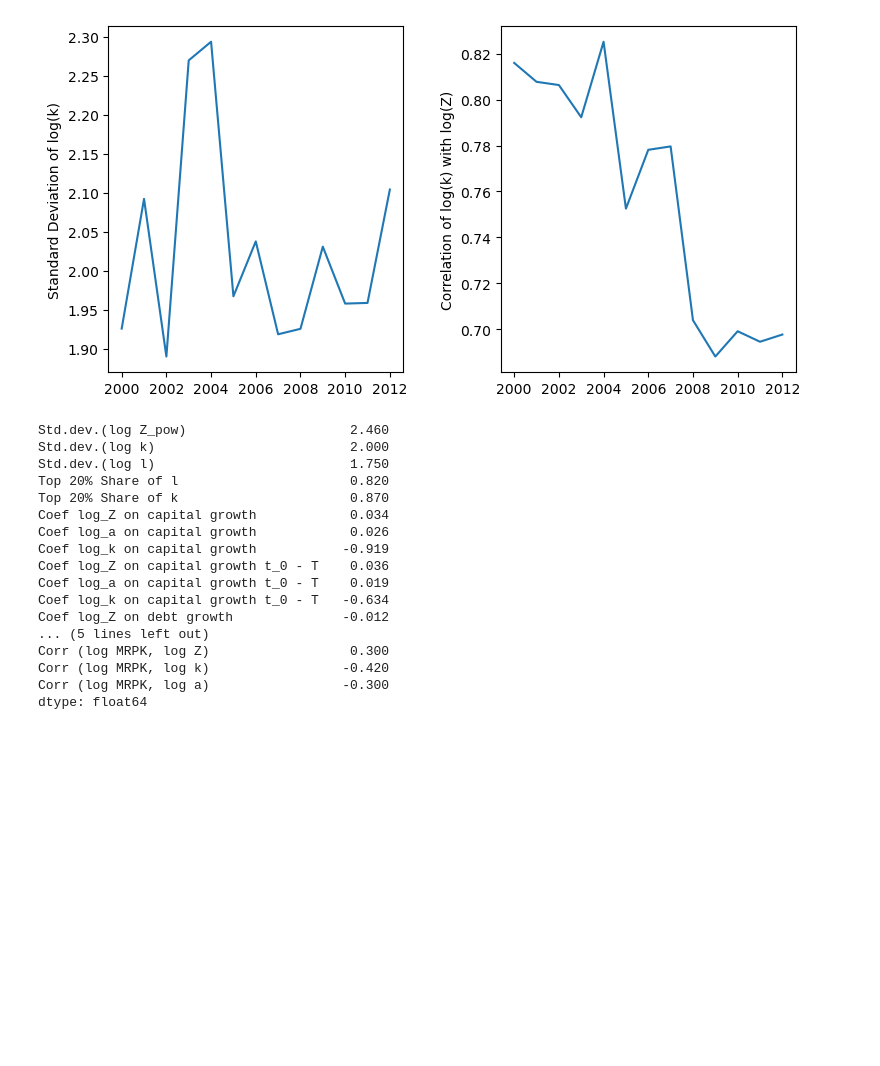
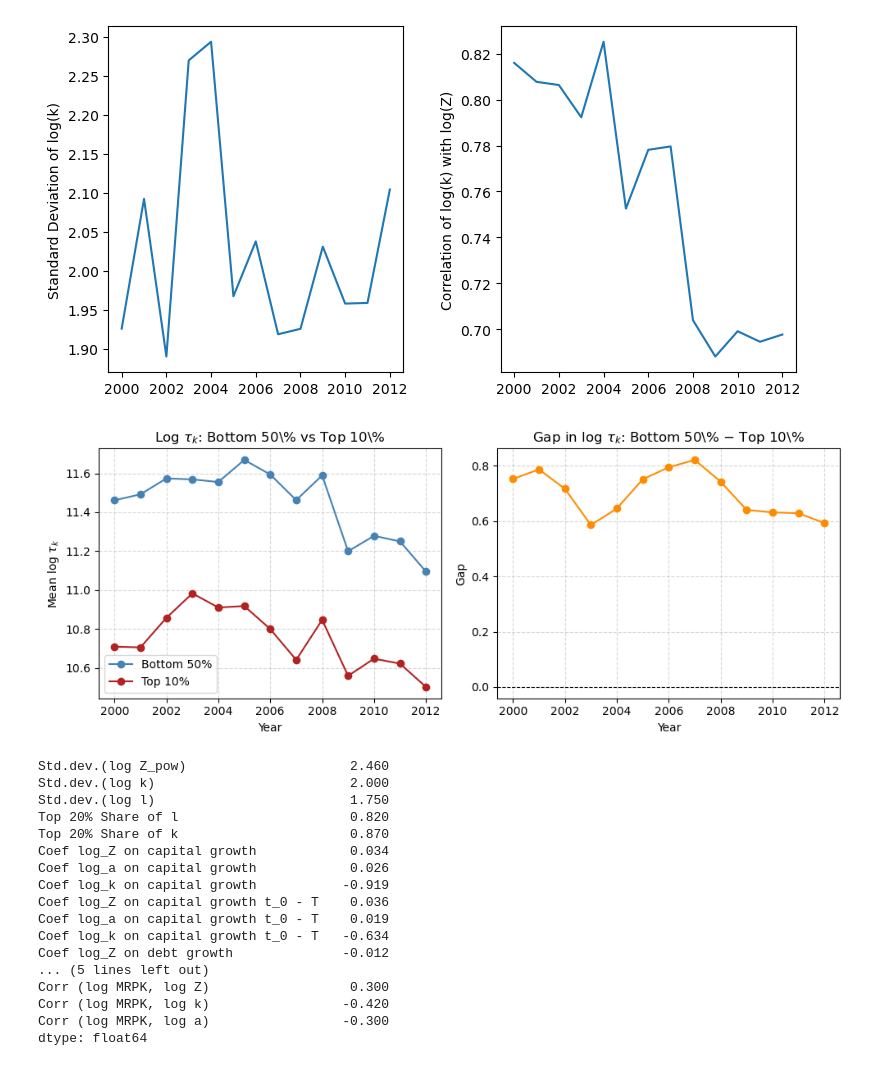
Before and after one commit to CurdinLieberherr/Master-Thesis, a Jupyter notebook: remodel_gopinath.ipynb, the cells around one changed output. Saved outputs shown, nothing was run; the diff lists cells and outputs as text; code cells hidden in the pictures; blank space fills up the shorter version.

Commit message:
Year comparison plot

```diff
--- a/remodel_gopinath.ipynb
+++ b/remodel_gopinath.ipynb
@@ -22,6 +22,10 @@ prodplotn = spain.plot_productivity(figsize = (6,6))
 capmoments = spain.plot_capital_tfp_moments(figsize=(8,4))
 # %% [output]
 [figure]
+# %%
+figwedges = spain.plot_capital_wedges()
+# %% [output]
+[figure, added]
 # %%
 spain.estimate_all_moments()
 # %% [output]
```
Also changed, not shown: parts of 1 cell of this notebook, 2 other files.
